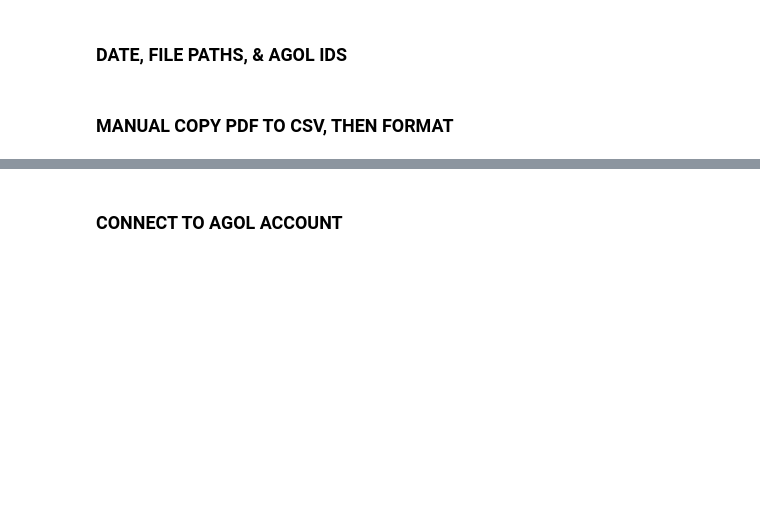
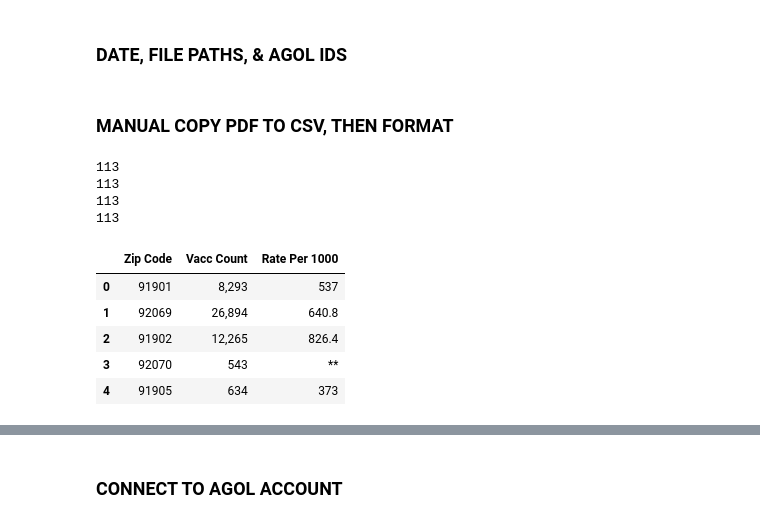
Before and after one commit to HDMA-SDSU/ArcGIS-Python-for-COVID19-Data, a Jupyter notebook: weekly_covid_vacc_update.ipynb, the cells around one changed output, grey strips where cells are left out. Drawn from its saved outputs; the diff is of its cells as text; code cells hidden in the pictures; blank space fills up the shorter version.

```diff
--- a/weekly_covid_vacc_update.ipynb
+++ b/weekly_covid_vacc_update.ipynb
@@ -59,31 +59,42 @@ vacc_hpi_7d_dash = 'https://experience.arcgis.com/experience/1cc7b911604e4a1ab3b
 # %% [markdown]
 ### MANUAL COPY PDF TO CSV, THEN FORMAT
 # %%
-# save info from cumulative case by zip PDF to csv file. Copy/paste data will result in all data in one column.
+# save info from cumulative vacc by zip PDF to csv file. Copy/paste data will result in all data in one column.
 # separate data from raw unformatted csv
 raw = pd.read_csv('./data/zip_vacc_raw.csv')
 
 # create empty DF
 cols = ['Zip Code', 'Vacc Count', 'Rate Per 1000']
 t1 = pd.DataFrame(columns = cols)
 
 # zip code
 raw1 = raw.iloc[0::3, :].reset_index()
 print(len(raw1))
 # vacc count
 raw2 = raw.iloc[1::3, :].reset_index()
 print(len(raw2))
 # rate
 raw3 = raw.iloc[2::3, :].reset_index()
 print(len(raw3))
 
 # add raw data to t1 data frame
 for i in range(113):
-    temp = [raw1['head'][i], raw2['head'][i], raw3['head'][i]]
+    temp = [raw1['vacc'][i], raw2['vacc'][i], raw3['vacc'][i]]
     t1 = t1.append({'Zip Code': temp[0], 'Vacc Count': temp[1], 'Rate Per 1000': temp[2]}, ignore_index=True)
 
 print(len(t1))
 t1.head()
+# %% [output]
+113
+113
+113
+113
+|  | Zip Code | Vacc Count | Rate Per 1000 |
+| 0 | 91901 | 8,293 | 537 |
+| 1 | 92069 | 26,894 | 640.8 |
+| 2 | 91902 | 12,265 | 826.4 |
+| 3 | 92070 | 543 | ** |
+| 4 | 91905 | 634 | 373 |
 # %%
 #format numbers in counts column
 t1 = t1.fillna(0)
```
Also changed, not shown: parts of 14 cells of this notebook, 2 other files.
